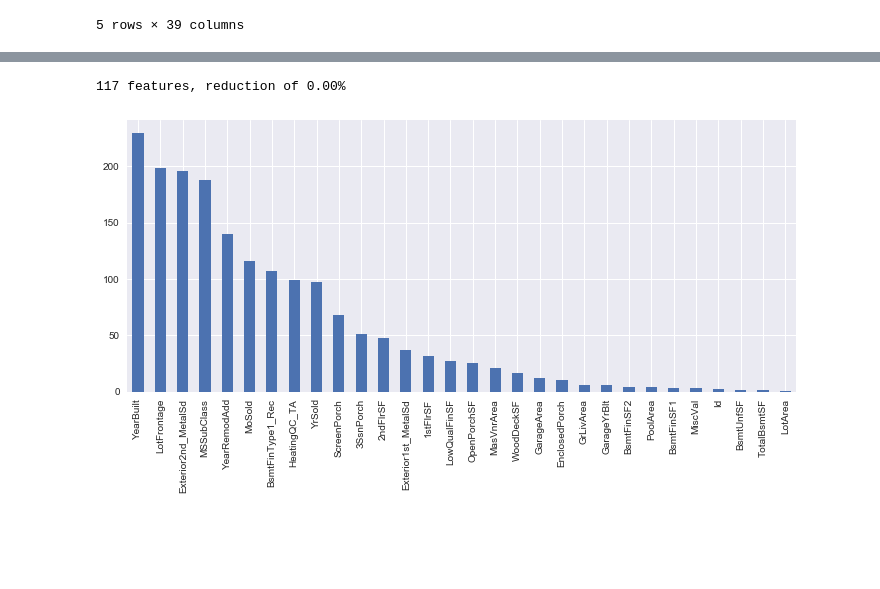
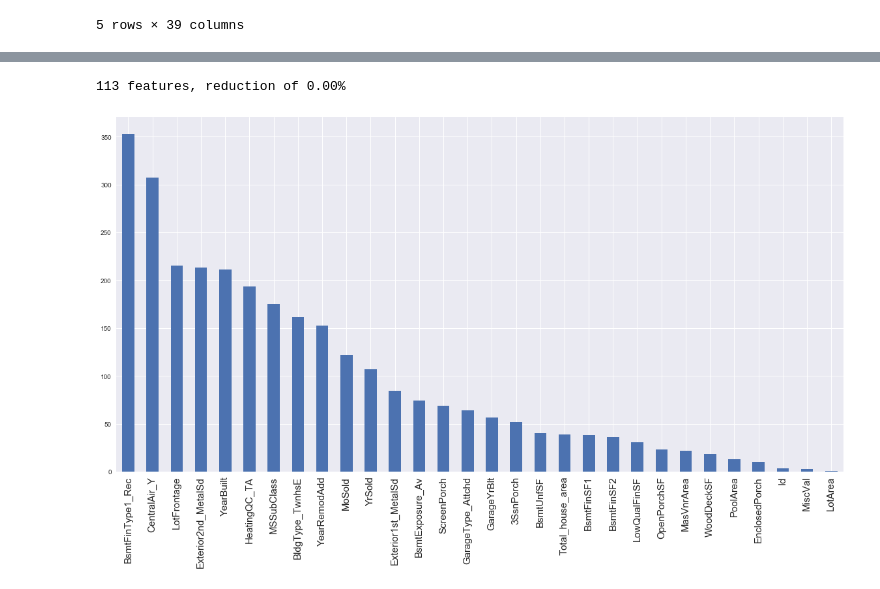
Before and after one commit to AMTORRES82/Udacity, a Jupyter notebook: Houses2.ipynb, the cells around one changed output, grey strips where cells are left out. Drawn from its saved outputs; the diff is of its cells as text; code cells hidden in the pictures; blank space fills up the shorter version.

```diff
--- a/Houses2.ipynb
+++ b/Houses2.ipynb
@@ -158,7 +158,9 @@ dropSelf[np.triu_indices_from(dropSelf)] = True
 #Pintar
 plt.figure(figsize=(20, 20))
 sns.heatmap(top_corr, cmap=sns.diverging_palette(220, 10, as_cmap=True), annot=True, fmt=".2f", mask=dropSelf)
-sns.set(font_scale=.5)
+sns.set(font_scale=2)
+plt.xticks(fontsize=10)
+plt.yticks(fontsize=12,rotation=0)
 plt.show()
 del corr, dropSelf, top_corr
 # %% [output]
@@ -222,0 +219,3 @@ correlaciones.index.tolist()
+# %%
+train["Total_house_area"] = train["1stFlrSF"] + train["2ndFlrSF"] + train["TotalBsmtSF"]+train["GarageArea"]
+train["Total_SF"]  = train["TotalBsmtSF"] + train["GrLivArea"]
@@ -222,0 +232,2 @@ correlaciones.index.tolist()
+# %%
+train.drop(['Total_SF','GrLivArea','GarageArea','TotalBsmtSF','1stFlrSF','2ndFlrSF'],axis=1,inplace=True)
@@ -398,14 +428,24 @@ elastic_net = ElasticNet(alpha=1, l1_ratio=0.5).fit(X_train, y_train)
 # get cross val scores
 get_cv_scores_b(elastic_net)
 
-### CV Mean:  -0.05139208284143739
-### STD:  0.07297997198698156
-# find optimal alpha with grid search
+
 alpha = [0.5, 1, 10, 100, 1000]
 l1_ratio = [0.1, 0.2, 0.3, 0.4, 0.5, 0.6, 0.7, 0.8, 0.9, 1]
 param_grid = dict(alpha=alpha, l1_ratio=l1_ratio)
-grid = GridSearchCV(estimator=elastic_net, param_grid=param_grid, scoring='r2',cv=10)
-grid_result = grid.fit(X_train, y_train)
-print('Best Score: ', grid_result.best_score_)
-print('Best Params: ', grid_result.best_params_)
+grid_ENet = GridSearchCV(estimator=elastic_net, param_grid=param_grid, scoring='r2',cv=10)
+grid_ENet_result = grid_ENet.fit(X_train, y_train)
+print('Best Score_ENet: ', grid_ENet_result.best_score_)
+print('Best Params_ENet: ', grid_ENet_result.best_params_)
+
+lasso_params={'alpha' : [0.5, 1, 10, 100, 1000]}
+grid_lasso = GridSearchCV(estimator=Lasso(), param_grid=lasso_params, scoring='r2',cv=10)
+grid_lasso_result = grid_lasso.fit(X_train, y_train)
+print('Best Score_Lasso: ', grid_lasso_result.best_score_)
+print('Best Params_Lasso: ', grid_lasso_result.best_params_)
+
+ridge_params = {'alpha':[200, 230, 250,265, 270, 275, 290, 300, 500]}
+grid_ridge = GridSearchCV(estimator=Ridge(), param_grid=ridge_params, scoring='r2',cv=10)
+grid_ridge_result = grid_ridge.fit(X_train, y_train)
+print('Best Score_Ridge: ', grid_ridge_result.best_score_)
+print('Best Params_Ridge: ', grid_ridge_result.best_params_)
 # %% [output]
@@ -458,10 +517,11 @@ feature_importance.sort_values(ascending=False).tail(30).plot(kind = 'bar', figs
 # %%
 #ELASTIC NET Feature importance
-feature_importance = pd.Series(index = X_train.columns, data = np.abs(grid_result.best_estimator_.coef_))
+feature_importance = pd.Series(index = X_train.columns, data = np.abs(grid_ENet_result.best_estimator_.coef_))
 n_selected_features = (feature_importance>0).sum()
 print('{0:d} features, reduction of {1:2.2f}%'.format(
     n_selected_features,(1-n_selected_features/len(feature_importance))*100))
-feature_importance.sort_values(ascending=False).tail(30).plot(kind = 'bar', figsize = (12,5));
+feature_importance.sort_values(ascending=False).tail(30).plot(kind = 'bar', figsize = (20,10))
+plt.xticks(fontsize=15);
 # %% [output]
-117 features, reduction of 0.00%
+113 features, reduction of 0.00%
-[figure, old version]
+[figure, new version]
```
Also changed, not shown: parts of 25 cells of this notebook.
